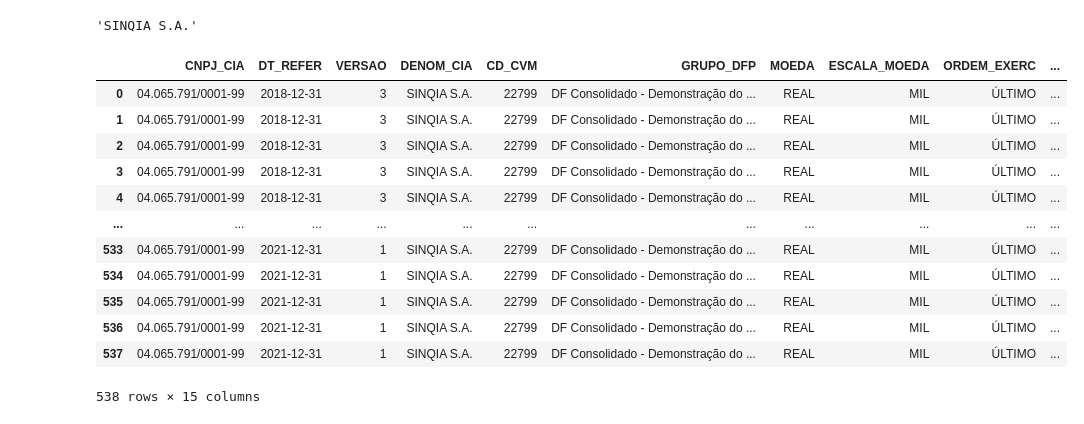
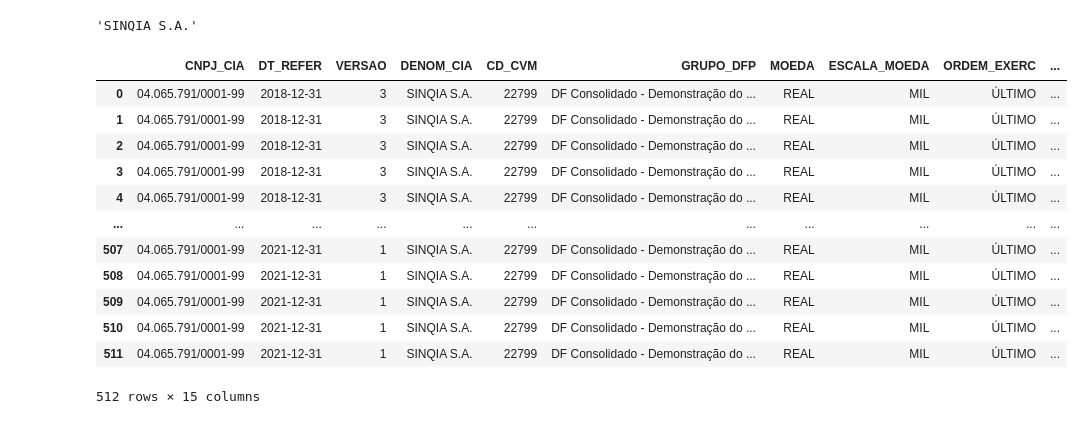
Before and after one commit to ggarmatter/Extrai-dados-CVM, a Jupyter notebook: Extrai dados CVM.ipynb, the cells around one changed output. Cells and saved outputs as stored; diff of their text form; code cells hidden in the pictures.

```diff
--- a/Extrai dados CVM.ipynb
+++ b/Extrai dados CVM.ipynb
@@ -167,7 +190,7 @@ for nome in nomes_tri:
 shutil.rmtree(f'{diretorio}/Data/temp')
 # %%
 #cria lista de empresas
-lista_empresas = pd.read_csv("./Data/processados/dfp_cia_aberta_BPA_{tipo}_2010-2022.csv", header=0, sep=",")[["DENOM_CIA", 'CD_CVM']].drop_duplicates(ignore_index=True)
+lista_empresas = pd.read_csv(f"./Data/processados/dfp_cia_aberta_BPA_{tipo}_2010-2022.csv", header=0, sep=",")[["DENOM_CIA", 'CD_CVM']].drop_duplicates(ignore_index=True)
 lista_empresas.head()
 # %% [output]
 |  | DENOM_CIA | CD_CVM |
@@ -193,22 +216,22 @@ denom_cia
 # %%
 # junta os dados anuais com trimestrais
 dre = pd.concat([pd.read_csv(f'./Data/processados/dfp_cia_aberta_DRE_{tipo}_{year_0}-{year}.csv'),
                  pd.read_csv(f'./Data/processados/itr_cia_aberta_DRE_{tipo}_{year_0_tri}-{year}.csv')],
-               ignore_index=True)
+               ignore_index=True).drop_duplicates()
 # filtra só para empresa que eu quero e para "último" para não ter dado duplicado
 dre = dre[((dre["DENOM_CIA"]==denom_cia) & (dre["ORDEM_EXERC"]=="ÚLTIMO"))].reset_index(drop=True)
 dre
 # %% [output]
 |  | CNPJ_CIA | DT_REFER | VERSAO | DENOM_CIA | CD_CVM | GRUPO_DFP | MOEDA | ESCALA_MOEDA | ORDEM_EXERC | ... |
 | 0 | 04.065.791/0001-99 | 2018-12-31 | 3 | SINQIA S.A. | 22799 | DF Consolidado - Demonstração do ... | REAL | MIL | ÚLTIMO | ... |
 | 1 | 04.065.791/0001-99 | 2018-12-31 | 3 | SINQIA S.A. | 22799 | DF Consolidado - Demonstração do ... | REAL | MIL | ÚLTIMO | ... |
 | 2 | 04.065.791/0001-99 | 2018-12-31 | 3 | SINQIA S.A. | 22799 | DF Consolidado - Demonstração do ... | REAL | MIL | ÚLTIMO | ... |
 | 3 | 04.065.791/0001-99 | 2018-12-31 | 3 | SINQIA S.A. | 22799 | DF Consolidado - Demonstração do ... | REAL | MIL | ÚLTIMO | ... |
 | 4 | 04.065.791/0001-99 | 2018-12-31 | 3 | SINQIA S.A. | 22799 | DF Consolidado - Demonstração do ... | REAL | MIL | ÚLTIMO | ... |
 | ... | ... | ... | ... | ... | ... | ... | ... | ... | ... | ... |
-| 533 | 04.065.791/0001-99 | 2021-12-31 | 1 | SINQIA S.A. | 22799 | DF Consolidado - Demonstração do ... | REAL | MIL | ÚLTIMO | ... |
-| 534 | 04.065.791/0001-99 | 2021-12-31 | 1 | SINQIA S.A. | 22799 | DF Consolidado - Demonstração do ... | REAL | MIL | ÚLTIMO | ... |
-| 535 | 04.065.791/0001-99 | 2021-12-31 | 1 | SINQIA S.A. | 22799 | DF Consolidado - Demonstração do ... | REAL | MIL | ÚLTIMO | ... |
-| 536 | 04.065.791/0001-99 | 2021-12-31 | 1 | SINQIA S.A. | 22799 | DF Consolidado - Demonstração do ... | REAL | MIL | ÚLTIMO | ... |
-| 537 | 04.065.791/0001-99 | 2021-12-31 | 1 | SINQIA S.A. | 22799 | DF Consolidado - Demonstração do ... | REAL | MIL | ÚLTIMO | ... |
+| 507 | 04.065.791/0001-99 | 2021-12-31 | 1 | SINQIA S.A. | 22799 | DF Consolidado - Demonstração do ... | REAL | MIL | ÚLTIMO | ... |
+| 508 | 04.065.791/0001-99 | 2021-12-31 | 1 | SINQIA S.A. | 22799 | DF Consolidado - Demonstração do ... | REAL | MIL | ÚLTIMO | ... |
+| 509 | 04.065.791/0001-99 | 2021-12-31 | 1 | SINQIA S.A. | 22799 | DF Consolidado - Demonstração do ... | REAL | MIL | ÚLTIMO | ... |
+| 510 | 04.065.791/0001-99 | 2021-12-31 | 1 | SINQIA S.A. | 22799 | DF Consolidado - Demonstração do ... | REAL | MIL | ÚLTIMO | ... |
+| 511 | 04.065.791/0001-99 | 2021-12-31 | 1 | SINQIA S.A. | 22799 | DF Consolidado - Demonstração do ... | REAL | MIL | ÚLTIMO | ... |
-538 rows × 15 columns
+512 rows × 15 columns
```
Also changed, not shown: parts of 8 cells of this notebook.
